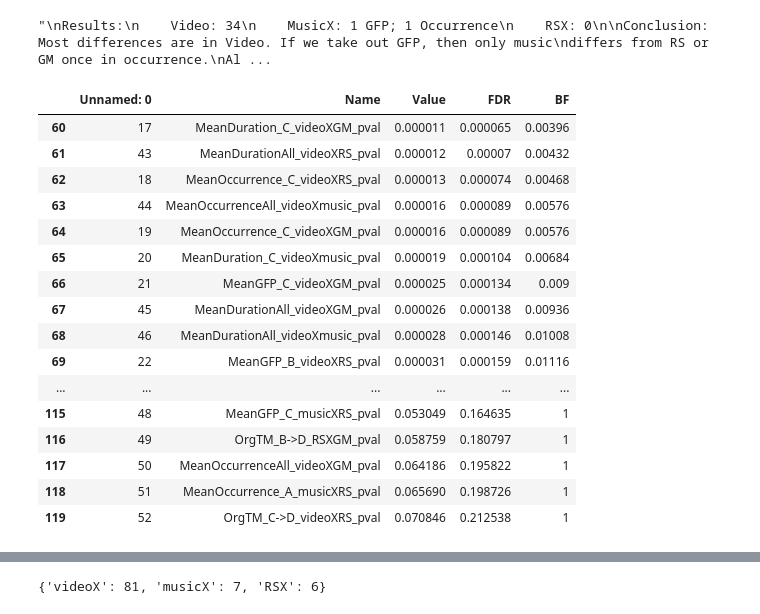
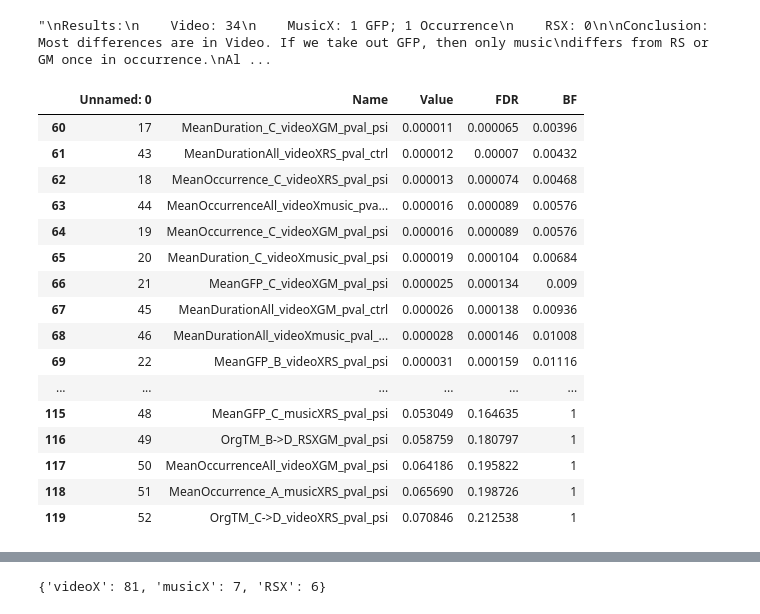
Before and after one commit to filipnovicky/Entropic_psilocybin, a Jupyter notebook: psilocybin_microstates.ipynb, the cells around one changed output, grey strips where cells are left out. Drawn from its saved outputs; the diff is of its cells as text; code cells hidden in the pictures.

```diff
--- a/psilocybin_microstates.ipynb
+++ b/psilocybin_microstates.ipynb
@@ -1324,30 +1338,36 @@ into 'eyes closed' and follow with question 4
 # %%
 ## Merge control and psi together and apply Bonferroni with FDR
 
 # Load the two CSV files into pandas DataFrames
 df_psi = pd.read_csv('/content/probs_psi_subconditions.csv')
 df_ctrl = pd.read_csv('/content/probs_ctrl_subconditions.csv')
 
+# Add '_psi' and '_ctrl' to the 'name' column for each DataFrame
+df_psi['Name'] = df_psi['Name'] + '_psi'
+df_ctrl['Name'] = df_ctrl['Name'] + '_ctrl'
+
 expanded_df = pd.concat([df_psi, df_ctrl], ignore_index=True)
 
 merged_comp = FDR(expanded_df,'Value')
 
+merged_comp.to_csv('/content/compare_subconditions.csv')
+
 merged_comp[60:120]
 # %% [output]
 |  | Unnamed: 0 | Name | Value | FDR | BF |
-| 60 | 17 | MeanDuration_C_videoXGM_pval | 0.000011 | 0.000065 | 0.00396 |
-| 61 | 43 | MeanDurationAll_videoXRS_pval | 0.000012 | 0.00007 | 0.00432 |
-| 62 | 18 | MeanOccurrence_C_videoXRS_pval | 0.000013 | 0.000074 | 0.00468 |
-| 63 | 44 | MeanOccurrenceAll_videoXmusic_pval | 0.000016 | 0.000089 | 0.00576 |
-| 64 | 19 | MeanOccurrence_C_videoXGM_pval | 0.000016 | 0.000089 | 0.00576 |
-| 65 | 20 | MeanDuration_C_videoXmusic_pval | 0.000019 | 0.000104 | 0.00684 |
-| 66 | 21 | MeanGFP_C_videoXGM_pval | 0.000025 | 0.000134 | 0.009 |
-| 67 | 45 | MeanDurationAll_videoXGM_pval | 0.000026 | 0.000138 | 0.00936 |
-| 68 | 46 | MeanDurationAll_videoXmusic_pval | 0.000028 | 0.000146 | 0.01008 |
-| 69 | 22 | MeanGFP_B_videoXRS_pval | 0.000031 | 0.000159 | 0.01116 |
+| 60 | 17 | MeanDuration_C_videoXGM_pval_psi | 0.000011 | 0.000065 | 0.00396 |
+| 61 | 43 | MeanDurationAll_videoXRS_pval_ctrl | 0.000012 | 0.00007 | 0.00432 |
+| 62 | 18 | MeanOccurrence_C_videoXRS_pval_psi | 0.000013 | 0.000074 | 0.00468 |
+| 63 | 44 | MeanOccurrenceAll_videoXmusic_pva... | 0.000016 | 0.000089 | 0.00576 |
+| 64 | 19 | MeanOccurrence_C_videoXGM_pval_psi | 0.000016 | 0.000089 | 0.00576 |
+| 65 | 20 | MeanDuration_C_videoXmusic_pval_psi | 0.000019 | 0.000104 | 0.00684 |
+| 66 | 21 | MeanGFP_C_videoXGM_pval_psi | 0.000025 | 0.000134 | 0.009 |
+| 67 | 45 | MeanDurationAll_videoXGM_pval_ctrl | 0.000026 | 0.000138 | 0.00936 |
+| 68 | 46 | MeanDurationAll_videoXmusic_pval_... | 0.000028 | 0.000146 | 0.01008 |
+| 69 | 22 | MeanGFP_B_videoXRS_pval_psi | 0.000031 | 0.000159 | 0.01116 |
 | ... | ... | ... | ... | ... | ... |
-| 115 | 48 | MeanGFP_C_musicXRS_pval | 0.053049 | 0.164635 | 1 |
-| 116 | 49 | OrgTM_B->D_RSXGM_pval | 0.058759 | 0.180797 | 1 |
-| 117 | 50 | MeanOccurrenceAll_videoXGM_pval | 0.064186 | 0.195822 | 1 |
-| 118 | 51 | MeanOccurrence_A_musicXRS_pval | 0.065690 | 0.198726 | 1 |
-| 119 | 52 | OrgTM_C->D_videoXRS_pval | 0.070846 | 0.212538 | 1 |
+| 115 | 48 | MeanGFP_C_musicXRS_pval_psi | 0.053049 | 0.164635 | 1 |
+| 116 | 49 | OrgTM_B->D_RSXGM_pval_psi | 0.058759 | 0.180797 | 1 |
+| 117 | 50 | MeanOccurrenceAll_videoXGM_pval_psi | 0.064186 | 0.195822 | 1 |
+| 118 | 51 | MeanOccurrence_A_musicXRS_pval_psi | 0.065690 | 0.198726 | 1 |
+| 119 | 52 | OrgTM_C->D_videoXRS_pval_psi | 0.070846 | 0.212538 | 1 |
```
Also changed, not shown: parts of 16 cells of this notebook, 1 other file.
